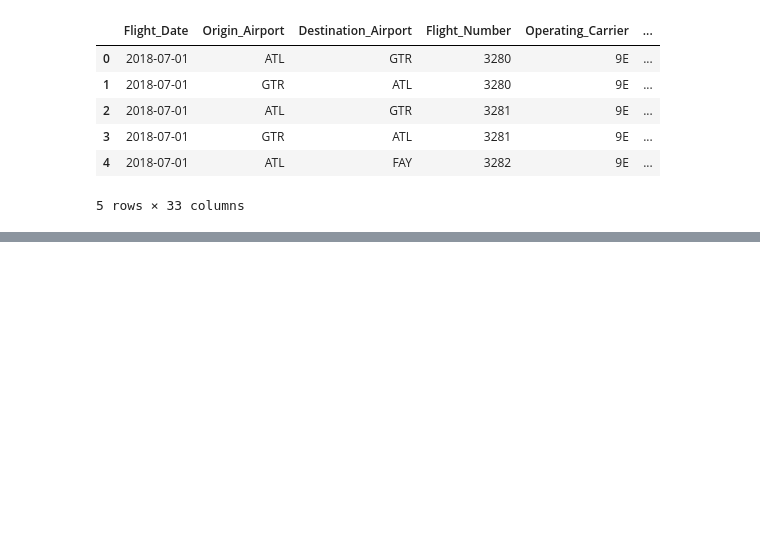
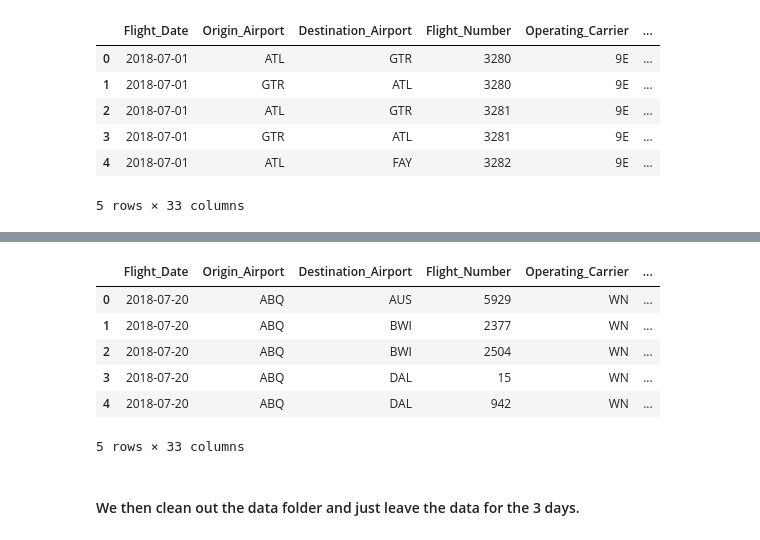
Before and after one commit to bgrullon/FlightDelayPrediction, a Jupyter notebook: src/dataETL.ipynb, the cells around one changed output, grey strips where cells are left out. Saved outputs shown, nothing was run; the diff lists cells and outputs as text; code cells hidden in the pictures; blank space fills up the shorter version.

Commit message:
format data collection notebook

```diff
--- a/src/dataETL.ipynb
+++ b/src/dataETL.ipynb
@@ -373,0 +274,15 @@ requestWeatherAndMerge('Origin')
+# %%
+# Drop all rows that have null values since its minimal, reset index
+final_df.dropna(inplace=True)
+final_df.reset_index(drop=True, inplace=True)
+final_df.head()
+# %% [output]
+|  | Flight_Date | Origin_Airport | Destination_Airport | Flight_Number | Operating_Carrier | ... |
+| 0 | 2018-07-20 | ABQ | AUS | 5929 | WN | ... |
+| 1 | 2018-07-20 | ABQ | BWI | 2377 | WN | ... |
+| 2 | 2018-07-20 | ABQ | BWI | 2504 | WN | ... |
+| 3 | 2018-07-20 | ABQ | DAL | 15 | WN | ... |
+| 4 | 2018-07-20 | ABQ | DAL | 942 | WN | ... |
+5 rows × 33 columns
+# %% [markdown]
+#### We then clean out the data folder and just leave the data for the 3 days.
```
Also changed, not shown: parts of 21 cells of this notebook, 2 other files.
